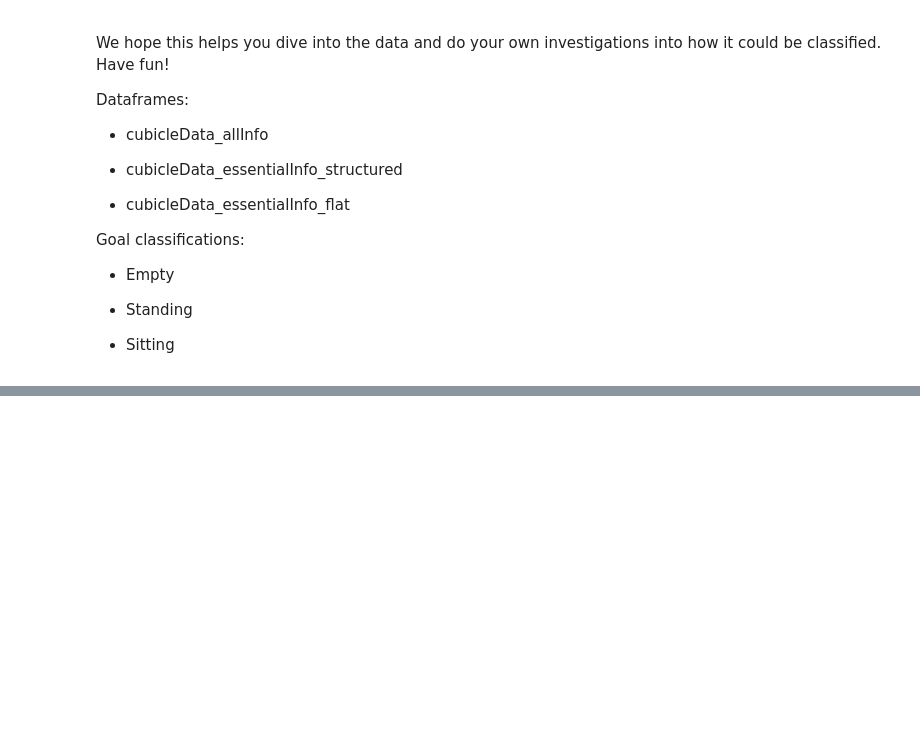
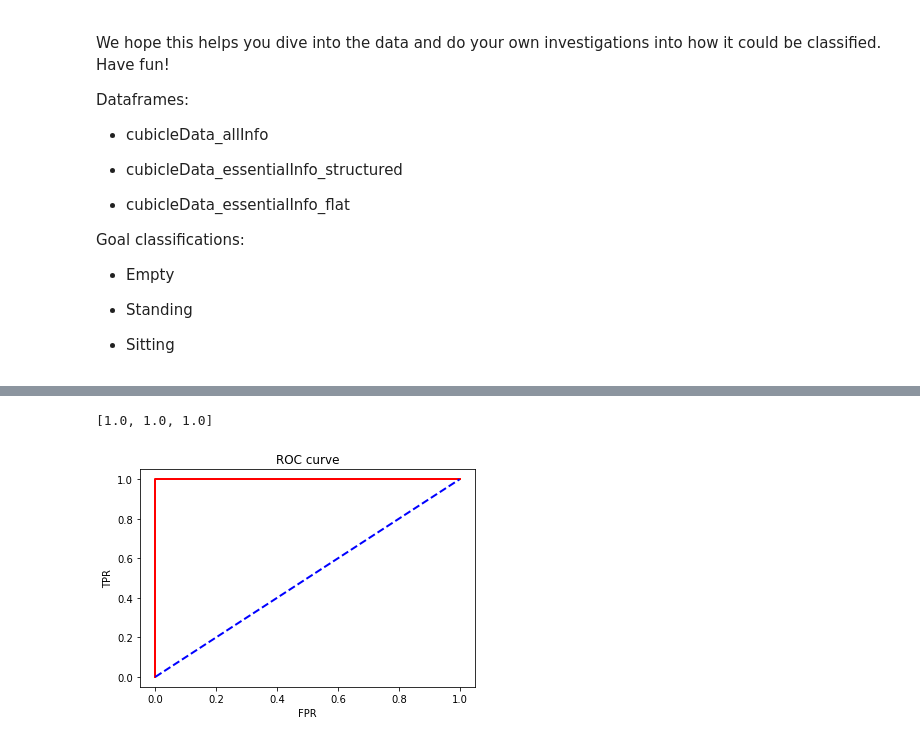
Before and after one commit to bvn-architecture/shakedownCompetition, a Jupyter notebook: Neural_Network_Grideye_Baptiste.ipynb, the cells around one changed output, grey strips where cells are left out. Drawn from its saved outputs; the diff is of its cells as text; code cells hidden in the pictures; blank space fills up the shorter version.

```diff
--- a/Neural_Network_Grideye_Baptiste.ipynb
+++ b/Neural_Network_Grideye_Baptiste.ipynb
@@ -290,0 +293,33 @@ Percentage of successes: 100.0
+# %%
+bin_y_pred = [int(x != 'empty') for x in y_pred]
+bin_y_test = [int(x != 'empty') for x in y_test]
+# %%
+y_pred = classifier.predict(X_test)
+aucs = []
+for neg_state in ['empty', 'standing', 'sitting']:
+    bin_y_pred = [int(x != neg_state) for x in y_pred]
+    bin_y_test = [int(x != neg_state) for x in y_test]
+    aucs.append(metrics.roc_auc_score(bin_y_pred, bin_y_test))
+aucs
+# %% [output]
+[1.0, 1.0, 1.0]
+# %%
+import matplotlib.pyplot as plt
+from sklearn import metrics
+
+##Computing false and true positive rates
+fpr, tpr, _= metrics.roc_curve(bin_y_pred, bin_y_test, drop_intermediate=False)
+
+plt.figure()
+##Adding the ROC
+plt.plot(fpr, tpr, color='red',
+ lw=2, label='ROC curve')
+##Random FPR and TPR
+plt.plot([0, 1], [0, 1], color='blue', lw=2, linestyle='--')
+##Title and label
+plt.xlabel('FPR')
+plt.ylabel('TPR')
+plt.title('ROC curve')
+plt.show()
+# %% [output]
+[figure, added]
```
Also changed, not shown: parts of 15 cells of this notebook, 2 other files.
